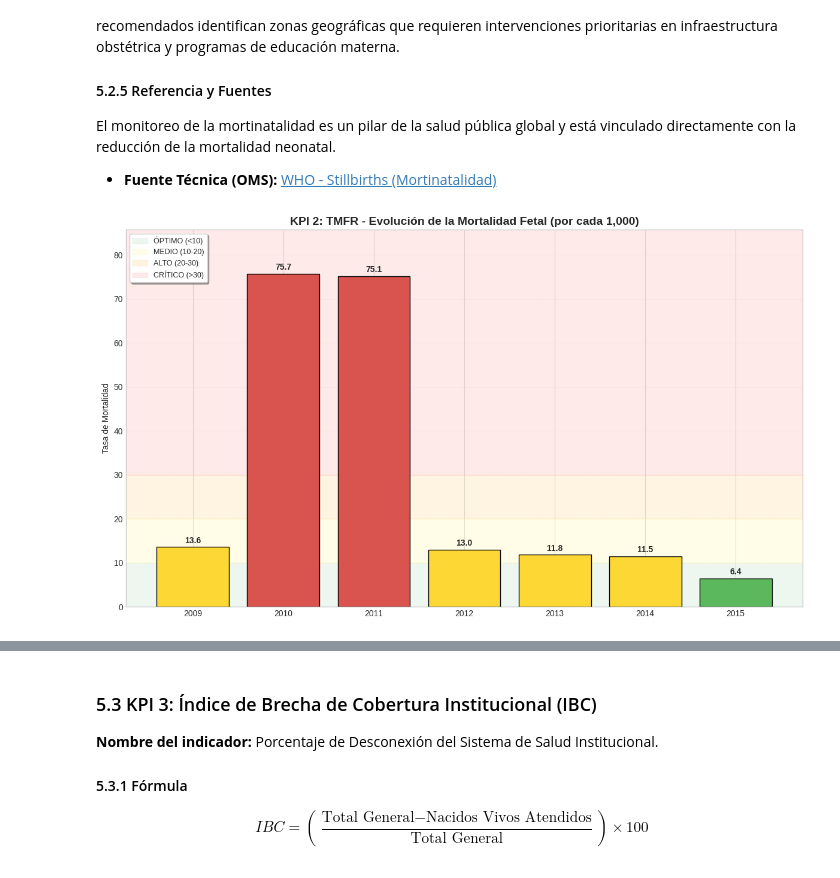
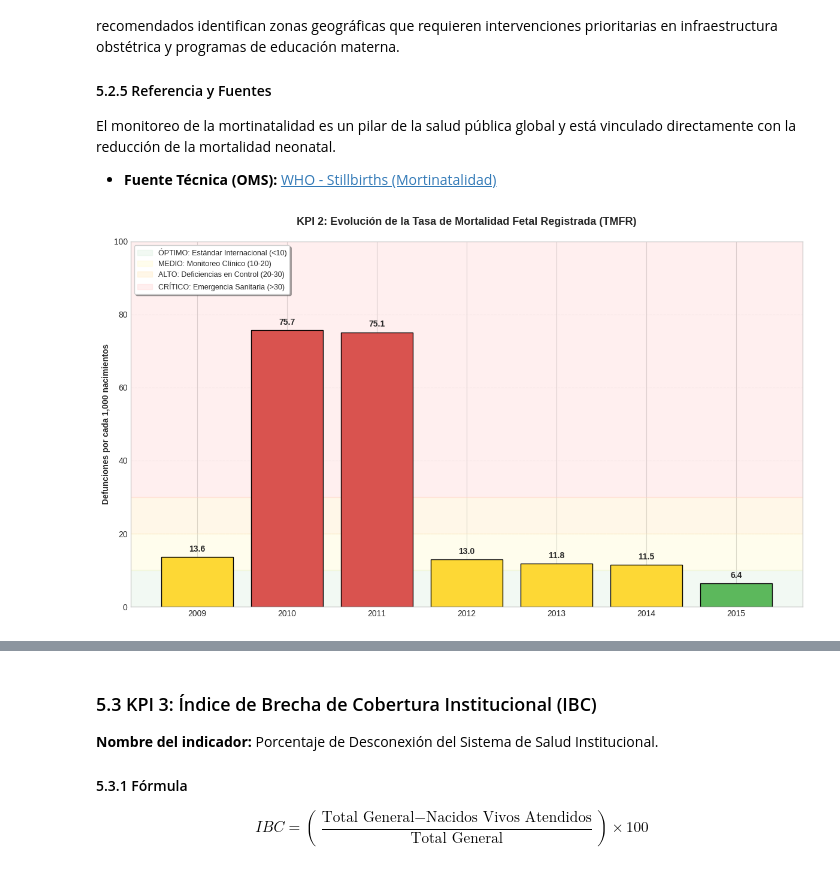
Before and after one commit to ElTioCrack/BigData-BI-Diploma, a Jupyter notebook: homeworks/Tarea 4/analisis_nacimientos_bolivia_2009_2015_Ilian_Felipez.ipynb, the cells around one changed output, grey strips where cells are left out. Saved outputs shown, nothing was run; the diff lists cells and outputs as text; code cells hidden in the pictures.

```diff
--- a/homeworks/Tarea 4/analisis_nacimientos_bolivia_2009_2015_Ilian_Felipez.ipynb
+++ b/homeworks/Tarea 4/analisis_nacimientos_bolivia_2009_2015_Ilian_Felipez.ipynb
@@ -935,73 +687,76 @@ El monitoreo de la mortinatalidad es un pilar de la salud pública global y est
 * **Fuente Técnica (OMS):** [WHO - Stillbirths (Mortinatalidad)](https://www.who.int/health-topics/stillbirth)
 # %%
 # ============================================================================
-# KPI 2: TMFR - TASA DE MORTALIDAD FETAL (CONFIGURACIÓN MANUAL)
+# KPI 2: TMFR - TASA DE MORTALIDAD FETAL (ANÁLISIS DE CRITICIDAD)
 # ============================================================================
 
-# 1. SELECCIÓN DE AÑOS (Modificable)
-anios_incluir = ['2009', '2010', '2011', '2012', '2013', '2014', '2015']
-df_kpi = df_total[df_total['anio'].isin(anios_incluir)].copy()
+# 1. CÁLCULO PONDERADO POR AÑO (Mortalidad por cada 1,000)
+tmfr_anio = df_total.groupby('anio').agg({
+    'nacidos_muertos': 'sum',
+    'total_general': 'sum'
+}).reset_index()
 
-# 2. CÁLCULO PONDERADO POR AÑO (Mortalidad por cada 1,000)
-tmfr_anio = df_kpi.groupby('anio').apply(
-    lambda x: (x['nacidos_muertos'].sum() /
-               x['total_general'].replace(0,1).sum()) * 1000
-).reset_index()
-tmfr_anio.columns = ['Año', 'TMFR']
+tmfr_anio['TMFR'] = (tmfr_anio['nacidos_muertos'] / tmfr_anio['total_general'].replace(0,1)) * 1000
 
-# 3. GRÁFICO CON 4 RANGOS DE CONTROL (SEMÁFORO INVERTIDO)
+# 2. GRÁFICO DE CONTROL DE MORTALIDAD
 fig, ax = plt.subplots(figsize=(12, 7))
 
-# Definir límites del gráfico
-y_max_plot = max(tmfr_anio['TMFR'].max() + 10, 50)
-ax.set_ylim(0, y_max_plot)
+# Definir límite dinámico para el semáforo (Potosí tiene 96, necesitamos escala)
+y_limit = max(tmfr_anio['TMFR'].max() + 10, 100)
+ax.set_ylim(0, y_limit)
 
-# Configuración del Semáforo para Mortalidad (Menos es mejor)
-ax.axhspan(0, 10, color='#d4edda', alpha=0.4, label='ÓPTIMO (<10)')
-ax.axhspan(10, 20, color='#fff9c4', alpha=0.4, label='MEDIO (10-20)')
-ax.axhspan(20, 30, color='#ffe5b4', alpha=0.4, label='ALTO (20-30)')
-ax.axhspan(30, y_max_plot, color='#ffcccc', alpha=0.4, label='CRÍTICO (>30)')
+# Configuración del Semáforo (Menos es mejor)
+ax.axhspan(0, 10, color='#d4edda', alpha=0.3, label='ÓPTIMO: Estándar Internacional (<10)')
+ax.axhspan(10, 20, color='#fff9c4', alpha=0.3, label='MEDIO: Monitoreo Clínico (10-20)')
+ax.axhspan(20, 30, color='#ffe5b4', alpha=0.3, label='ALTO: Deficiencias en Control (20-30)')
+ax.axhspan(30, y_limit, color='#ffcccc', alpha=0.3, label='CRÍTICO: Emergencia Sanitaria (>30)')
 
-# Colores de las barras (Invertidos respecto al PAPE)
-bar_colors = []
-for val in tmfr_anio['TMFR']:
-    if val < 10: bar_colors.append('#5cb85c')    # Verde
-    elif val < 20: bar_colors.append('#fdd835')  # Amarillo
-    elif val < 30: bar_colors.append('#f0ad4e')  # Naranja
-    else: bar_colors.append('#d9534f')           # Rojo
+# Colores de barras
+bar_colors = ['#5cb85c' if x < 10 else '#fdd835' if x < 20 else '#f0ad4e' if x < 30 else '#d9534f' for x in tmfr_anio['TMFR']]
 
-bars = ax.bar(tmfr_anio['Año'], tmfr_anio['TMFR'], color=bar_colors, edgecolor='black', zorder=3)
+bars = ax.bar(tmfr_anio['anio'], tmfr_anio['TMFR'], color=bar_colors, edgecolor='black', zorder=3)
 
 # Etiquetas de datos
 for bar in bars:
     yval = bar.get_height()
-    ax.text(bar.get_x() + bar.get_width()/2, yval + 0.5, f'{yval:.1f}',
-            ha='center', va='bottom', fontweight='bold')
+    ax.text(bar.get_x() + bar.get_width()/2, yval + 1, f'{yval:.1f}', ha='center', va='bottom', fontweight='bold')
 
-ax.set_title('KPI 2: TMFR - Evolución de la Mortalidad Fetal (por cada 1,000)', fontsize=14, fontweight='bold')
-ax.set_ylabel('Tasa de Mortalidad')
+ax.set_title('KPI 2: Evolución de la Tasa de Mortalidad Fetal Registrada (TMFR)', fontsize=13, fontweight='bold', pad=20)
+ax.set_ylabel('Defunciones por cada 1,000 nacimientos', fontweight='bold')
+
+# Leyenda a la izquierda para no obstruir
 ax.legend(loc='upper left', frameon=True, shadow=True, fontsize=9)
-ax.grid(axis='y', linestyle='--', alpha=0.3)
+ax.grid(axis='y', linestyle='--', alpha=0.2)
 
 plt.tight_layout()
 plt.show()
 
-# 4. REPORTE DEPARTAMENTAL PONDERADO
-tmfr_depto = df_kpi.groupby('departamento').apply(
-    lambda x: (x['nacidos_muertos'].sum() /
-               x['total_general'].replace(0,1).sum()) * 1000
-).sort_values(ascending=False).reset_index()
-tmfr_depto.columns = ['Depto', 'TMFR']
+# 3. REPORTE DEPARTAMENTAL TABULADO (Con Volumen de Datos)
+tmfr_depto = df_total.groupby('departamento').agg({
+    'nacidos_muertos': 'sum',
+    'total_general': 'sum'
+}).reset_index()
 
-print("\n[ESTADO DE MORTALIDAD POR DEPARTAMENTO]")
-print("-" * 60)
+tmfr_depto['TMFR'] = (tmfr_depto['nacidos_muertos'] / tmfr_depto['total_general'].replace(0,1)) * 1000
+tmfr_depto = tmfr_depto.sort_values('TMFR', ascending=False)
+
+print("\n[REPORTE TABULADO: INCIDENCIA DE MORTALIDAD POR DEPARTAMENTO]")
+print("-" * 90)
+print(f"{'Departamento':<15} | {'Muertos':>10} | {'Total Nac.':>12} | {'TMFR':>10} | {'Estado'}")
+print("-" * 90)
+
 for _, row in tmfr_depto.iterrows():
-    if row['TMFR'] < 10: status, emoji = "ÓPTIMO", "🟢"
-    elif row['TMFR'] < 20: status, emoji = "MEDIO", "🟡"
-    elif row['TMFR'] < 30: status, emoji = "ALTO", "🟠"
-    else: status, emoji = "CRÍTICO", "🔴"
+    val = row['TMFR']
+    status = "🔴 CRÍTICO" if val > 30 else "🟠 ALTO" if val > 20 else "🟡 MEDIO" if val > 10 else "🟢 ÓPTIMO"
+    print(f"{row['departamento']:<15} | {int(row['nacidos_muertos']):>10,} | {int(row['total_general']):>12,} | {val:>10.1f} | {status}")
 
-    print(f"{emoji} {row['Depto']:<12}: {row['TMFR']:>5.1f} -> [{status}]")
-print("-" * 60)
+print("-" * 90)
+
+# 4. INTERPRETACIÓN TÉCNICA
+print("\n[INTERPRETACIÓN ESTRATÉGICA]")
+print("• Alerta de Outliers: El valor de Potosí (96.0) es extremadamente alto. En términos de BI, esto")
+print("  podría indicar una mejora en el registro de defunciones o una crisis sanitaria focalizada.")
+print("• Correlación Geográfica: Los departamentos de la zona andina muestran tasas significativamente")
+print("  superiores a los llanos, lo que sugiere factores ambientales o de acceso geográfico.")
 # %% [output]
-[figure, old version]
+[figure, new version]
```
Also changed, not shown: parts of 13 cells of this notebook.
